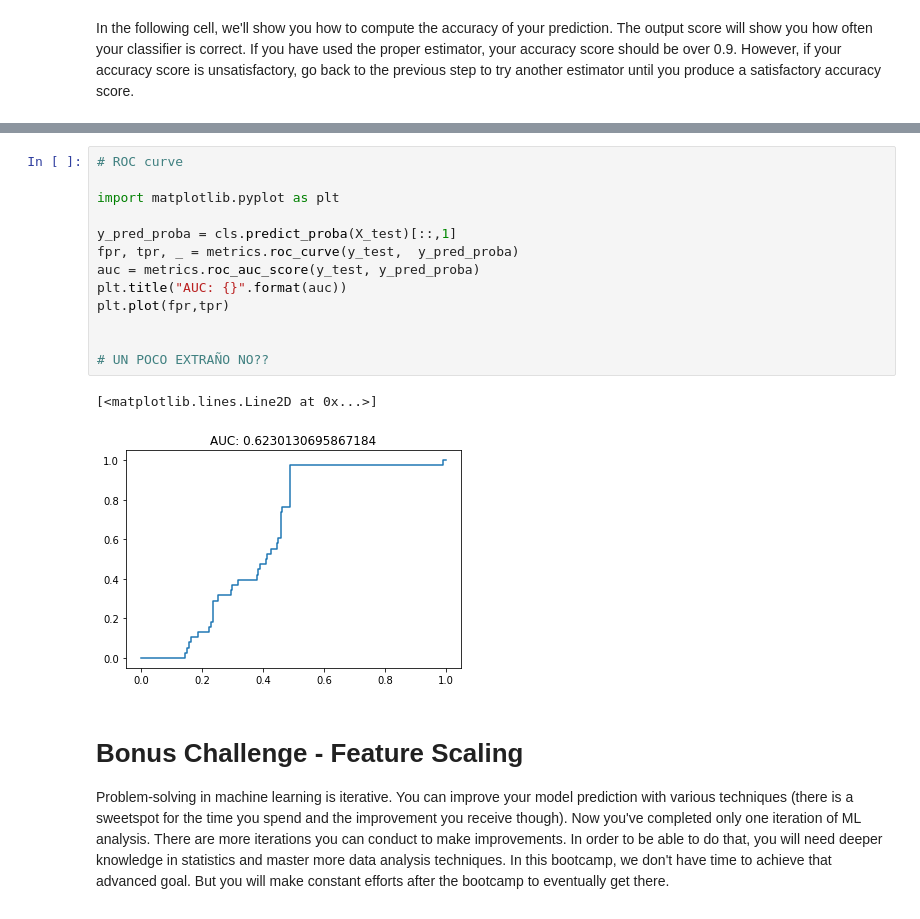
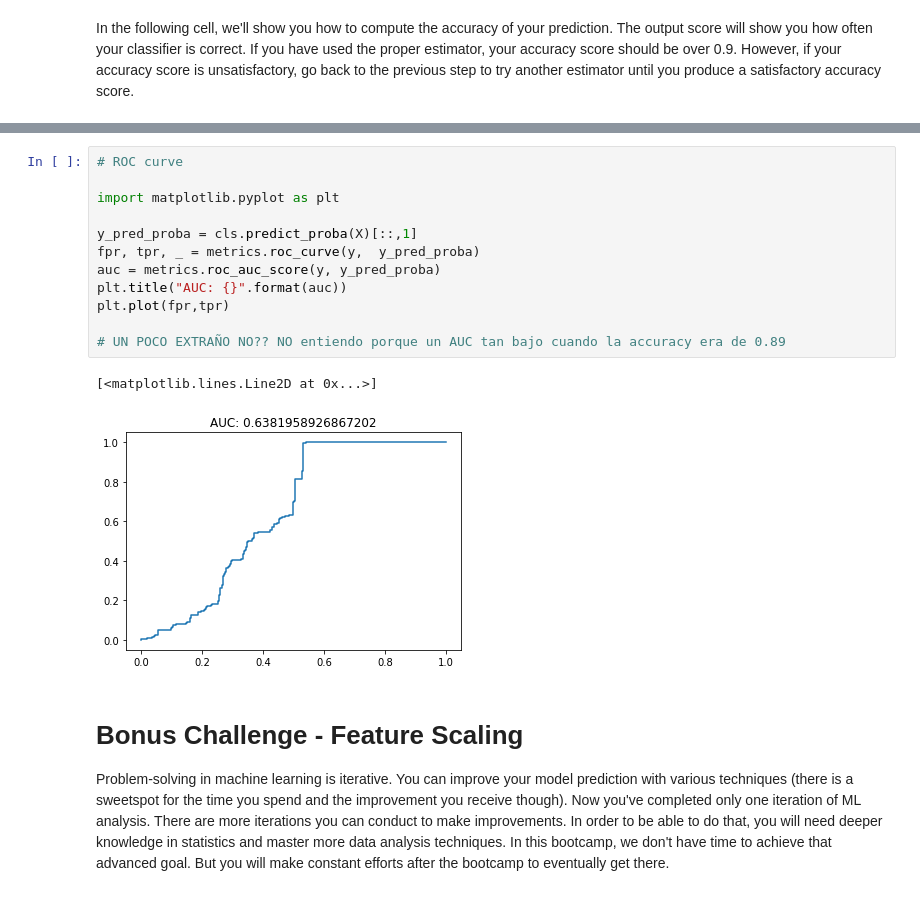
Before and after one commit to Paulapr/datamad0119, a Jupyter notebook: module-3/lab-supervised-learning/your-code/main.ipynb, the cells around one changed output, grey strips where cells are left out. Cells and saved outputs as stored; diff of their text form.

```diff
--- a/module-3/lab-supervised-learning/your-code/main.ipynb
+++ b/module-3/lab-supervised-learning/your-code/main.ipynb
@@ -568,19 +571,18 @@ Accuracy: 0.8869047619047619
 # %%
 # ROC curve
 
 import matplotlib.pyplot as plt
 
-y_pred_proba = cls.predict_proba(X_test)[::,1]
-fpr, tpr, _ = metrics.roc_curve(y_test,  y_pred_proba)
-auc = metrics.roc_auc_score(y_test, y_pred_proba)
+y_pred_proba = cls.predict_proba(X)[::,1]
+fpr, tpr, _ = metrics.roc_curve(y,  y_pred_proba)
+auc = metrics.roc_auc_score(y, y_pred_proba)
 plt.title("AUC: {}".format(auc))
 plt.plot(fpr,tpr)
 
-
-# UN POCO EXTRAÑO NO??
+# UN POCO EXTRAÑO NO?? NO entiendo porque un AUC tan bajo cuando la accuracy era de 0.89
 # %% [output]
 [<matplotlib.lines.Line2D at 0x...>]
-[figure, old version]
+[figure, new version]
 # %% [markdown]
 # Bonus Challenge - Feature Scaling
 
```
Also changed, not shown: parts of 8 cells of this notebook.
